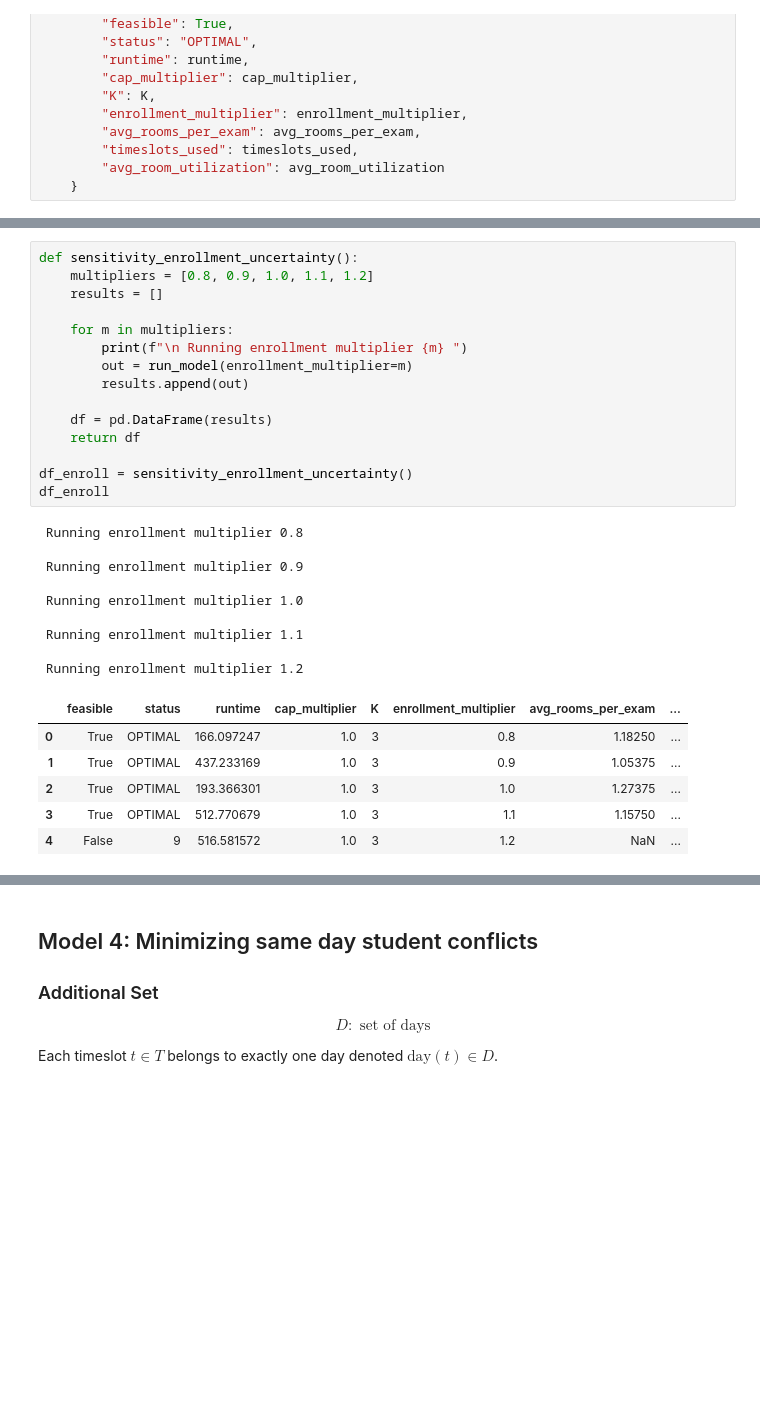
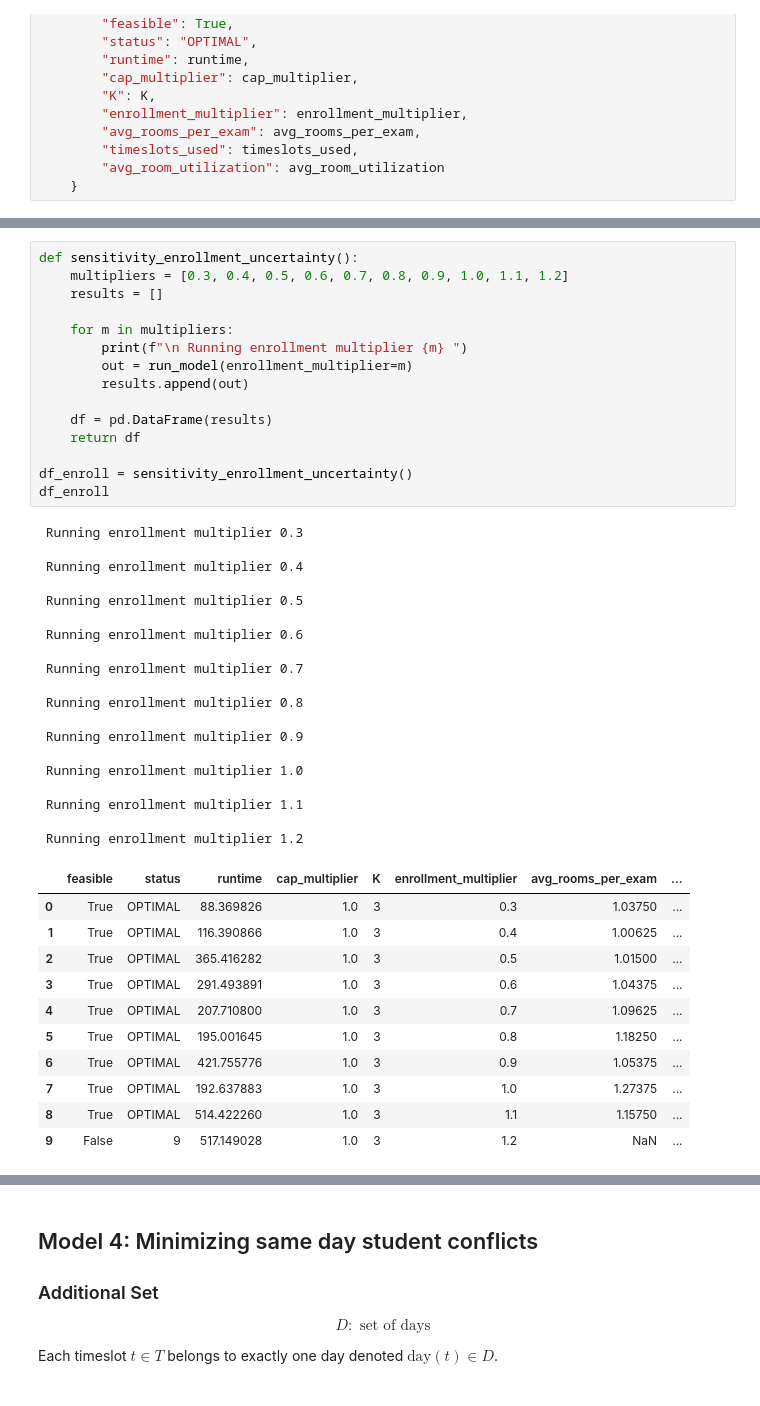
Before and after one commit to jennykhanhnguyen/optimize-exam-schedule, a Jupyter notebook: code/model.ipynb, the cells around one changed output, grey strips where cells are left out. Saved outputs shown, nothing was run; the diff lists cells and outputs as text; blank space fills up the shorter version.

```diff
--- a/code/model.ipynb
+++ b/code/model.ipynb
@@ -1540,32 +1553,47 @@ plt.show()
 # %%
 def sensitivity_enrollment_uncertainty():
-    multipliers = [0.8, 0.9, 1.0, 1.1, 1.2]
+    multipliers = [0.3, 0.4, 0.5, 0.6, 0.7, 0.8, 0.9, 1.0, 1.1, 1.2]
     results = []
 
     for m in multipliers:
         print(f"\n Running enrollment multiplier {m} ")
         out = run_model(enrollment_multiplier=m)
         results.append(out)
 
     df = pd.DataFrame(results)
     return df
 
 df_enroll = sensitivity_enrollment_uncertainty()
 df_enroll
 # %% [output]
+ Running enrollment multiplier 0.3
+
+ Running enrollment multiplier 0.4
+
+ Running enrollment multiplier 0.5
+
+ Running enrollment multiplier 0.6
+
+ Running enrollment multiplier 0.7
+
  Running enrollment multiplier 0.8
 
  Running enrollment multiplier 0.9
 
  Running enrollment multiplier 1.0
 
  Running enrollment multiplier 1.1
 
  Running enrollment multiplier 1.2
 |  | feasible | status | runtime | cap_multiplier | K | enrollment_multiplier | avg_rooms_per_exam | ... |
-| 0 | True | OPTIMAL | 166.097247 | 1.0 | 3 | 0.8 | 1.18250 | ... |
-| 1 | True | OPTIMAL | 437.233169 | 1.0 | 3 | 0.9 | 1.05375 | ... |
-| 2 | True | OPTIMAL | 193.366301 | 1.0 | 3 | 1.0 | 1.27375 | ... |
-| 3 | True | OPTIMAL | 512.770679 | 1.0 | 3 | 1.1 | 1.15750 | ... |
-| 4 | False | 9 | 516.581572 | 1.0 | 3 | 1.2 | NaN | ... |
+| 0 | True | OPTIMAL | 88.369826 | 1.0 | 3 | 0.3 | 1.03750 | ... |
+| 1 | True | OPTIMAL | 116.390866 | 1.0 | 3 | 0.4 | 1.00625 | ... |
+| 2 | True | OPTIMAL | 365.416282 | 1.0 | 3 | 0.5 | 1.01500 | ... |
+| 3 | True | OPTIMAL | 291.493891 | 1.0 | 3 | 0.6 | 1.04375 | ... |
+| 4 | True | OPTIMAL | 207.710800 | 1.0 | 3 | 0.7 | 1.09625 | ... |
+| 5 | True | OPTIMAL | 195.001645 | 1.0 | 3 | 0.8 | 1.18250 | ... |
+| 6 | True | OPTIMAL | 421.755776 | 1.0 | 3 | 0.9 | 1.05375 | ... |
+| 7 | True | OPTIMAL | 192.637883 | 1.0 | 3 | 1.0 | 1.27375 | ... |
+| 8 | True | OPTIMAL | 514.422260 | 1.0 | 3 | 1.1 | 1.15750 | ... |
+| 9 | False | 9 | 517.149028 | 1.0 | 3 | 1.2 | NaN | ... |
 # %% [markdown]
```
Also changed, not shown: parts of 10 cells of this notebook.
